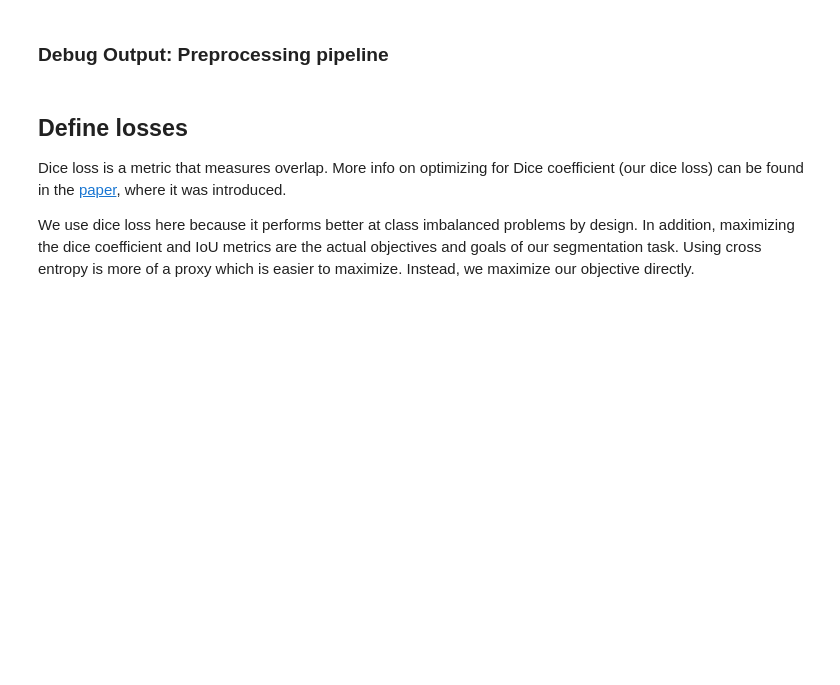
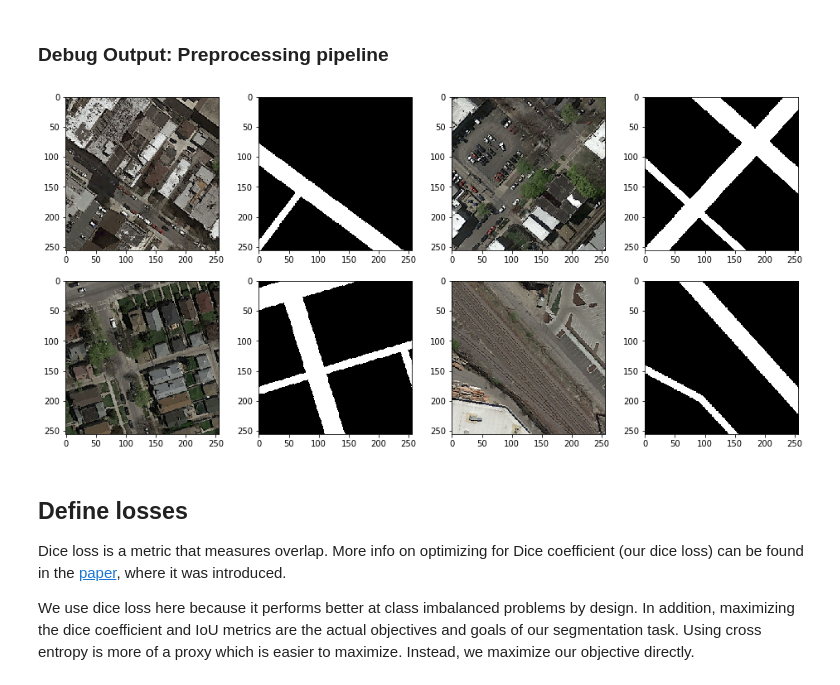
Before and after one commit to ardaduz/cil-road-segmentation, a Jupyter notebook: code_jonas/code_jonas.ipynb, the cells around one changed output. Drawn from its saved outputs; the diff is of its cells as text; code cells hidden in the pictures; blank space fills up the shorter version.

```diff
--- a/code_jonas/code_jonas.ipynb
+++ b/code_jonas/code_jonas.ipynb
@@ -70,11 +70,11 @@ class TrainValTensorBoard(TensorBoard):
 # Preprocessing pipeline
 # %%
 img_shape = [256, 256, 3]
-batch_size = 3
-epochs = 100
+batch_size = 4
+epochs = 200
 cv_splits = 1
 
-DEBUG_OUTPUT = False
+DEBUG_OUTPUT = True
 # %%
 def _process_pathnames(fname, label_path):
   """Load the image pair from given paths"""
@@ -259,27 +409,35 @@ val_preprocessing_fn = functools.partial(_augment, **val_cfg)
 ### Debug Output: Preprocessing pipeline
 # %%
 if DEBUG_OUTPUT:
+  display_num = 4
   temp_ds = get_baseline_dataset(x_train_filenames,
-                               y_train_filenames,
-                               preproc_fn=tr_preprocessing_fn,
-                               batch_size=1,
-                               shuffle=False)
+                                 y_train_filenames,
+                                 preproc_fn=tr_preprocessing_fn,
+                                 batch_size=1,
+                                 shuffle=False)
   # Let's examine some of these augmented images
   data_aug_iter = temp_ds.make_one_shot_iterator()
   next_element = data_aug_iter.get_next()
+
+  created_figure = False
+
   with tf.Session() as sess:
-    batch_of_imgs, label = sess.run(next_element)
+    for i in range(display_num):
+      batch_of_imgs, label = sess.run(next_element)
 
-    # Running next element in our graph will produce a batch of images
-    plt.figure(figsize=(10, 10))
-    img = batch_of_imgs[0]
-    label = label[0, :, :, 0]
+      if not created_figure:
+        created_figure = True
+        batch_size = len(batch_of_imgs)
+        plt.figure(figsize=(16, 8*display_num*batch_size))
 
-    plt.subplot(1, 2, 1)
-    plt.imshow(img)
-    plt.subplot(1, 2, 2)
-    plt.imshow(label, cmap='gray')
-    plt.show()
+      for j in range(batch_size):
+        plt.subplot(2 * display_num * batch_size, 4, 2 * batch_size * i + 2 * j + 1)
+        plt.imshow(batch_of_imgs[j])
+        plt.subplot(2 * display_num * batch_size, 4, 2 * batch_size * i + 2 * j + 2)
+        plt.imshow(label[j, :, :, 0], cmap='gray')
+  plt.show()
+# %% [output]
+[figure, added]
 # %% [markdown]
 ## Define losses
 Dice loss is a metric that measures overlap. More info on optimizing for Dice coefficient (our dice loss) can be found in the [paper](http://campar.in.tum.de/pub/milletari2016Vnet/milletari2016Vnet.pdf), where it was introduced.
```
Also changed, not shown: parts of 16 cells of this notebook.
